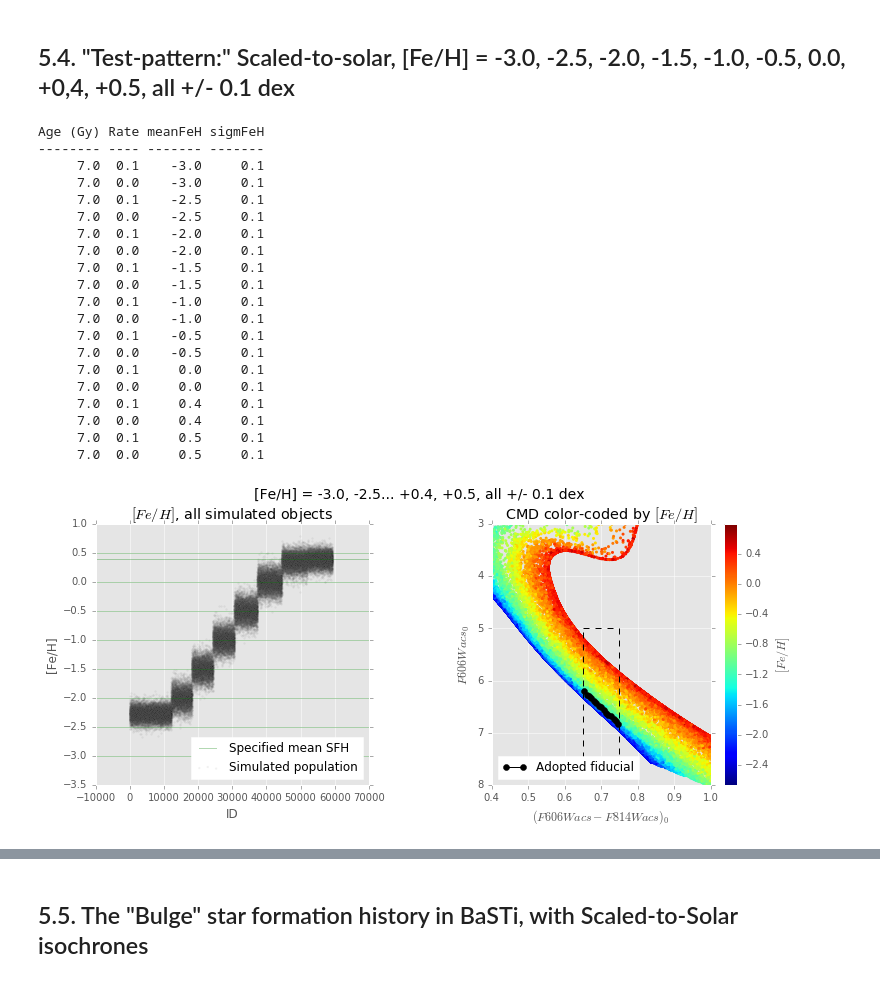
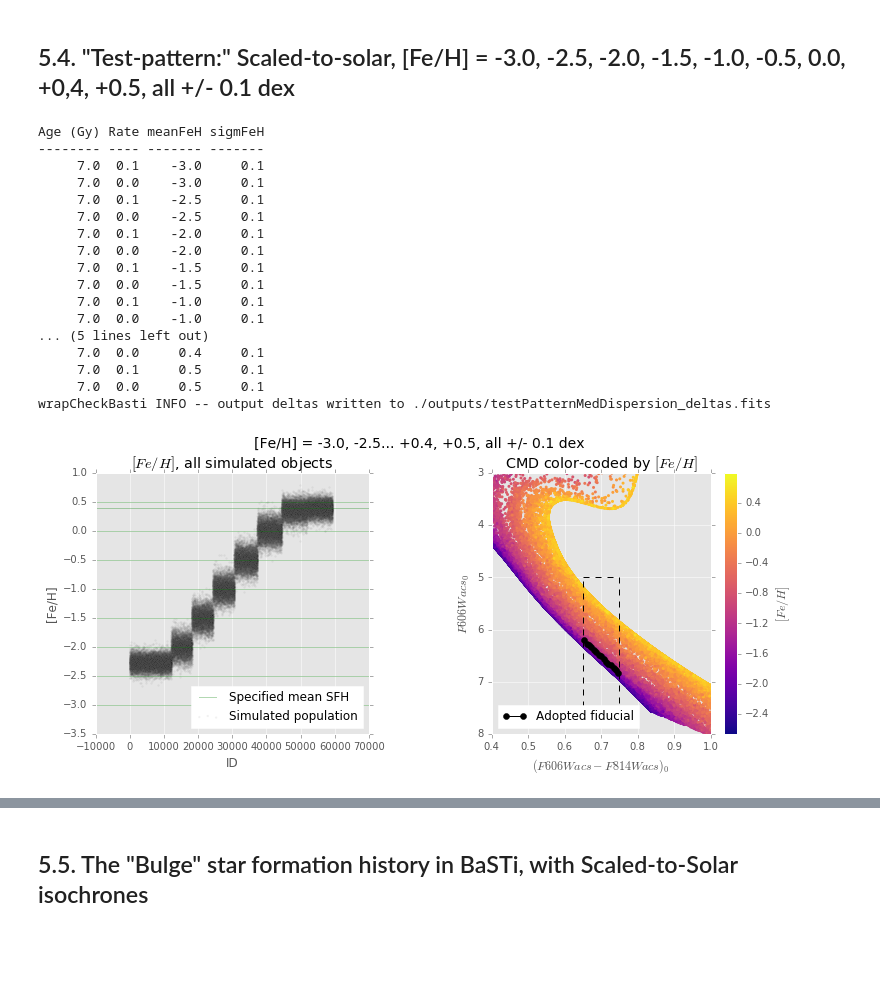
Before and after one commit to willclarkson/bastiTest, a Jupyter notebook: notebooks/2017-09-08_quicklookBaSTi_truncation.ipynb, the cells around one changed output, grey strips where cells are left out. Drawn from its saved outputs; the diff is of its cells as text; code cells hidden in the pictures; blank space fills up the shorter version.

Commit message:
Plots improved; deltas output to fits

```diff
--- a/notebooks/2017-09-08_quicklookBaSTi_truncation.ipynb
+++ b/notebooks/2017-09-08_quicklookBaSTi_truncation.ipynb
@@ -140,7 +147,7 @@ def findMedianSequence(vCol, vMag, bShow, bPoly, xLo=0.7, xHi=0.8, yLo=5.0, yHi=
 def showSelectedData(tPop, bShow, xLo, xHi, yLo, yHi, \
                          vXmed, vYmed, parsMed, \
                     colorMin=0.4, colorMax=1.0, magMin=3., magMax=8., \
-                    cmFeH='jet', \
+                    cmFeH='plasma', \
                     colMagBlu='F606Wacs', colMagRed='F814Wacs', colMagMag='F606Wacs', \
                     figNam='TEST', sTitle='', \
                     fehRange=np.array([]), \
@@ -241,7 +248,7 @@ def showSelectedData(tPop, bShow, xLo, xHi, yLo, yHi, \
 # %%
 # refactored our plotting cell into a method...
 def showDeltas(difSel, fehSel, colSel, idSel, nBins=50, \
-               cmapVsFeh='RdBu_r', cmapVsCol='jet', \
+               cmapVsFeh='RdBu_r', cmapVsCol='plasma', \
               colMagBlu='F606Wacs', colMagRed='F814Wacs', \
               colMagMag='F606Wacs', figNam='TEST', \
               sTitle=''):
@@ -284,7 +291,7 @@ def showDeltas(difSel, fehSel, colSel, idSel, nBins=50, \
 
     # scatter - delta vs color
     dumResCol = ax22.scatter(difSel, colSel, c=fehSel, cmap=cmapVsCol, \
-                            alpha=0.3, edgecolor='None', s=9)
+                            alpha=0.5, edgecolor='None', s=9)
     ax22.set_ylabel(sLabelColor)
     ax22.set_xlabel(sLabelDelta)
 
@@ -431,7 +471,7 @@ yLo = 5.0
 yHi = 7.5
 
 # bins for histogram
-nBins=100
+nBins=75
 
 # control variables for the fit
 degFit=3
@@ -533,32 +573,32 @@ Age (Gy) Rate meanFeH sigmFeH
 # %% [markdown]
 ## 5.4.  "Test-pattern:" Scaled-to-solar, [Fe/H] = -3.0, -2.5, -2.0, -1.5, -1.0, -0.5, 0.0, +0,4, +0.5, all +/- 0.1 dex ##
 # %%
-stemPop3 = './testPattern_s0p1_ss/Synth_Pop__Sep_8_14.54.22_CEST_2017_'
-sStem3='%s/testPatternMedDispersion' % (dirPlots)
+stemPop3 = 'testPattern_s0p1_ss/Synth_Pop__Sep_8_14.54.22_CEST_2017_'
+sName3='testPatternMedDispersion'
 sTitl3='[Fe/H] = -3.0, -2.5... +0.4, +0.5, all +/- 0.1 dex'
+
+sStem3='%s/%s' % (dirPlots, sName3)
+sDelt3='%s/%s_deltas.fits' % (dirOuts, sName3)
 # %%
 wrapCheckBasti(stemPop3, degFit, nMed, nMin, xLo, xHi, yLo, yHi, nBins=nBins, \
                figStem=sStem3, sTitle=sTitl3, stripes=False, \
-              bothFigs=True)
+              bothFigs=True, pathOut=sDelt3)
 # %% [output]
 Age (Gy) Rate meanFeH sigmFeH
 -------- ---- ------- -------
      7.0  0.1    -3.0     0.1
      7.0  0.0    -3.0     0.1
      7.0  0.1    -2.5     0.1
      7.0  0.0    -2.5     0.1
      7.0  0.1    -2.0     0.1
      7.0  0.0    -2.0     0.1
      7.0  0.1    -1.5     0.1
      7.0  0.0    -1.5     0.1
      7.0  0.1    -1.0     0.1
      7.0  0.0    -1.0     0.1
-     7.0  0.1    -0.5     0.1
-     7.0  0.0    -0.5     0.1
-     7.0  0.1     0.0     0.1
-     7.0  0.0     0.0     0.1
-     7.0  0.1     0.4     0.1
+... (5 lines left out)
      7.0  0.0     0.4     0.1
      7.0  0.1     0.5     0.1
      7.0  0.0     0.5     0.1
+wrapCheckBasti INFO -- output deltas written to ./outputs/testPatternMedDispersion_deltas.fits
-[figure, old version]
+[figure, new version]
```
Also changed, not shown: parts of 17 cells of this notebook, 17 other files.
